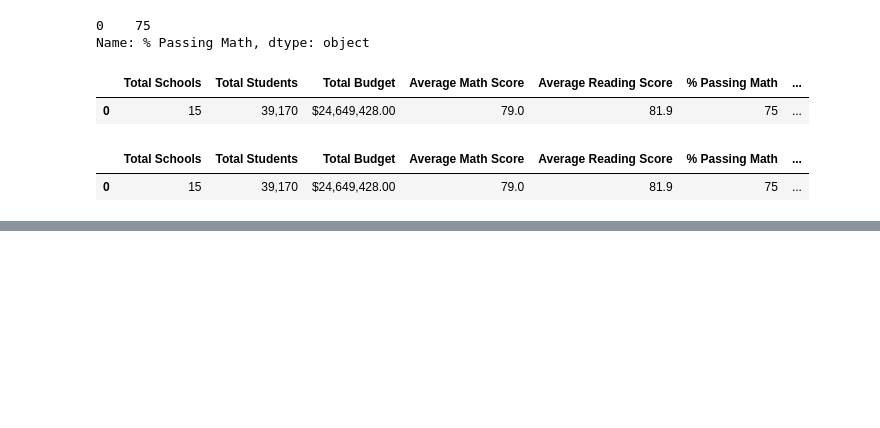
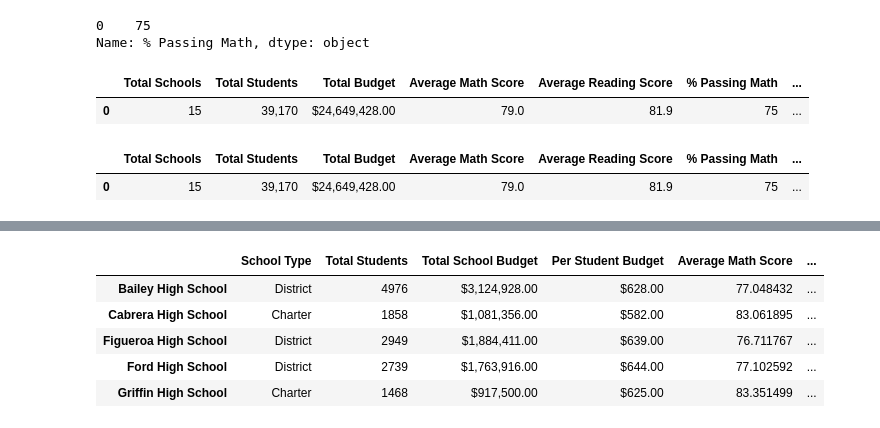
Before and after one commit to M-Gabriela/School_District_Analysis, a Jupyter notebook: PyCitySchools.ipynb, the cells around one changed output, grey strips where cells are left out. Saved outputs shown, nothing was run; the diff lists cells and outputs as text; code cells hidden in the pictures; blank space fills up the shorter version.

```diff
--- a/PyCitySchools.ipynb
+++ b/PyCitySchools.ipynb
@@ -220,0 +328,4 @@ district_summary_df
+# %%
+# Calculate the total student count.
+per_school_counts = school_data_complete_df["school_name"].value_counts()
+per_school_counts
@@ -220,0 +349,4 @@ district_summary_df
+# %%
+# Calculate the total school budget.
+per_school_budget = school_data_df.set_index(["school_name"])["budget"]
+per_school_budget
@@ -220,0 +371,4 @@ district_summary_df
+# %%
+# Calculate the per capita spending.
+per_school_capita = per_school_budget / per_school_counts
+per_school_capita
@@ -220,0 +432,5 @@ district_summary_df
+# %%
+# Calculate the average test scores.
+per_school_math = school_data_complete_df.groupby(["school_name"]).mean()["math_score"]
+
+per_school_reading = school_data_complete_df.groupby(["school_name"]).mean()["reading_score"]
@@ -220,0 +477,60 @@ district_summary_df
+# %%
+# Calculate the passing scores by creating a filtered DataFrame.
+per_school_passing_math = school_data_complete_df[(school_data_complete_df["math_score"] >= 70)]
+
+per_school_passing_reading = school_data_complete_df[(school_data_complete_df["reading_score"] >= 70)]
+
+# Calculate the number of students passing math and passing reading by school.
+per_school_passing_math = per_school_passing_math.groupby(["school_name"]).count()["student_name"]
+
+per_school_passing_reading = per_school_passing_reading.groupby(["school_name"]).count()["student_name"]
+
+# Calculate the percentage of passing math and reading scores per school.
+per_school_passing_math = per_school_passing_math / per_school_counts * 100
+
+per_school_passing_reading = per_school_passing_reading / per_school_counts * 100
+
+# Calculate the students who passed both math and reading.
+per_passing_math_reading = school_data_complete_df[(school_data_complete_df["math_score"] >= 70) & (school_data_complete_df["reading_score"] >= 70)]
+
+# Calculate the number of students who passed both math and reading.
+per_passing_math_reading = per_passing_math_reading.groupby(["school_name"]).count()["student_name"]
+
+# Calculate the overall passing percentage.
+per_overall_passing_percentage = per_passing_math_reading / per_school_counts * 100
+
+per_overall_passing_percentage
+
+# Adding a list of values with keys to create a new DataFrame.
+
+per_school_summary_df = pd.DataFrame({
+             "School Type": per_school_types,
+             "Total Students": per_school_counts,
+             "Total School Budget": per_school_budget,
+             "Per Student Budget": per_school_capita,
+             "Average Math Score": per_school_math,
+           "Average Reading Score": per_school_reading,
+           "% Passing Math": per_school_passing_math,
+           "% Passing Reading": per_school_passing_reading,
+           "% Overall Passing": per_overall_passing_percentage})
+
+# Format the Total School Budget and the Per Student Budget columns.
+per_school_summary_df["Total School Budget"] = per_school_summary_df["Total School Budget"].map("${:,.2f}".format)
+
+per_school_summary_df["Per Student Budget"] = per_school_summary_df["Per Student Budget"].map("${:,.2f}".format)
+
+# Reorder the columns in the order you want them to appear.
+new_column_order = ["School Type", "Total Students", "Total School Budget", "Per Student Budget", "Average Math Score", "Average Reading Score", "% Passing Math", "% Passing Reading", "% Overall Passing"]
+
+# Assign district summary df the new column order.
+per_school_summary_df = per_school_summary_df[new_column_order]
+
+# Display the data frame
+per_school_summary_df.head()
+# %% [output]
+|  | School Type | Total Students | Total School Budget | Per Student Budget | Average Math Score | ... |
+| Bailey High School | District | 4976 | $3,124,928.00 | $628.00 | 77.048432 | ... |
+| Cabrera High School | Charter | 1858 | $1,081,356.00 | $582.00 | 83.061895 | ... |
+| Figueroa High School | District | 2949 | $1,884,411.00 | $639.00 | 76.711767 | ... |
+| Ford High School | District | 2739 | $1,763,916.00 | $644.00 | 77.102592 | ... |
+| Griffin High School | Charter | 1468 | $917,500.00 | $625.00 | 83.351499 | ... |
```
Also changed, not shown: parts of 11 cells of this notebook.
